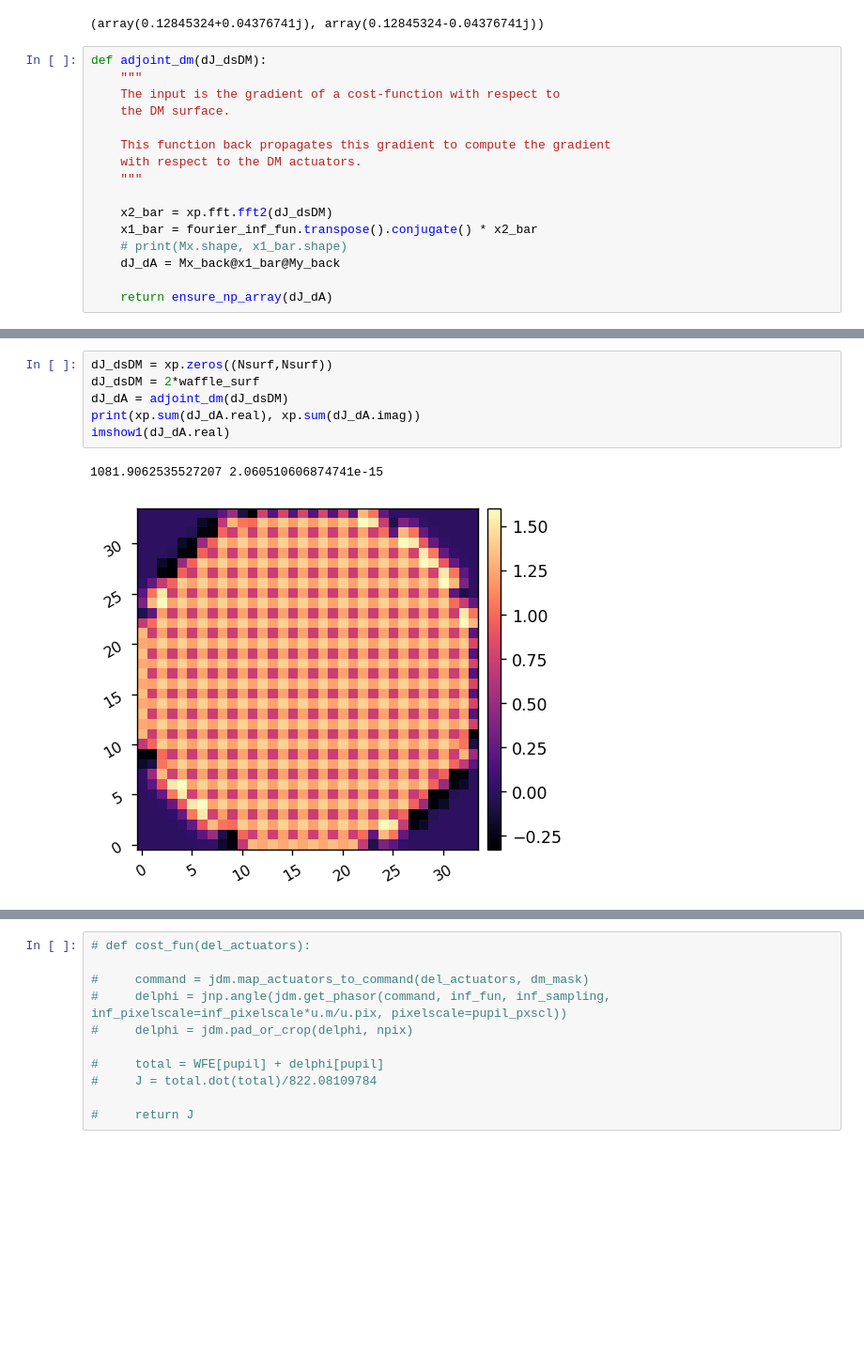
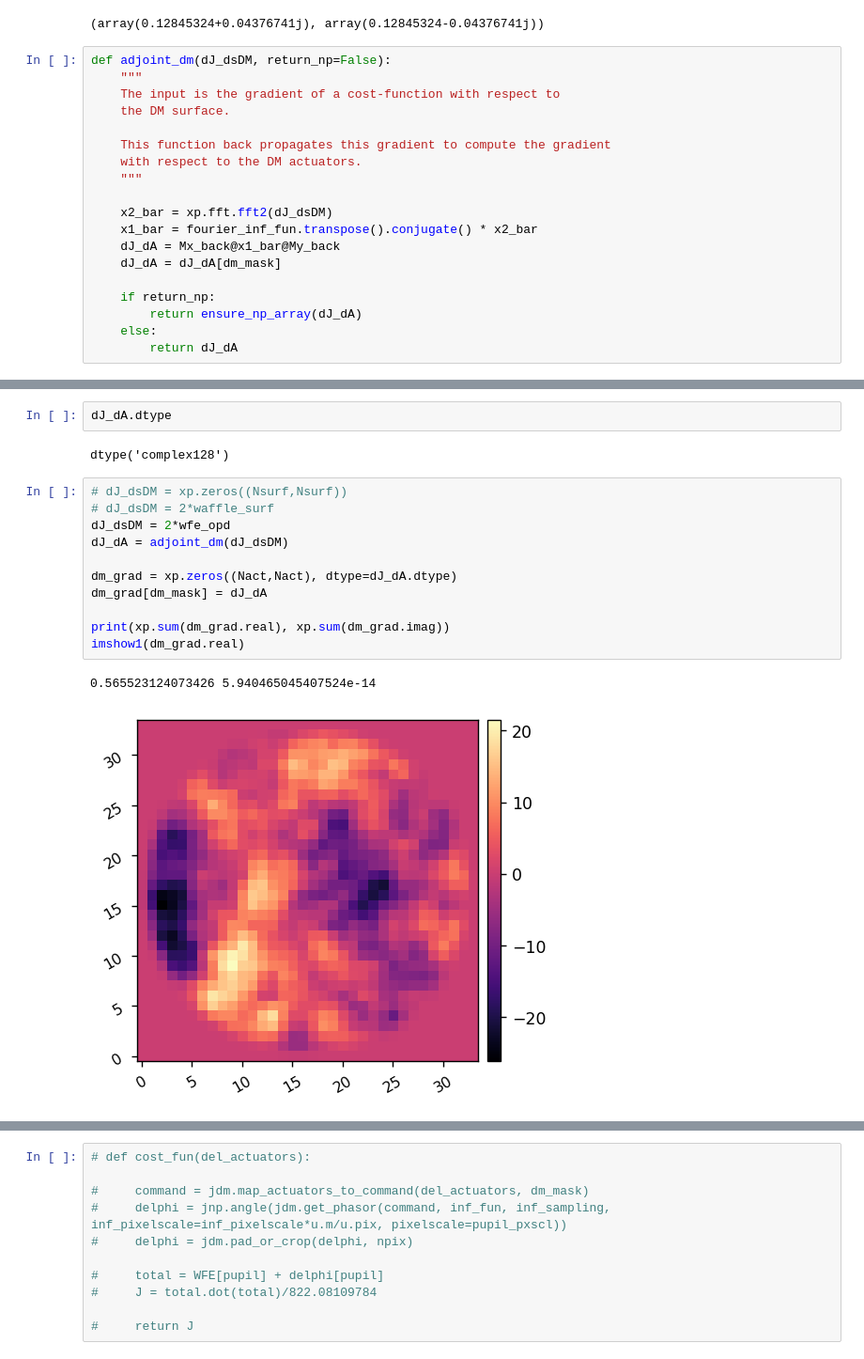
Before and after one commit to uasal/scoob-psf, a Jupyter notebook: example-notebooks/ad_dm.ipynb, the cells around one changed output, grey strips where cells are left out. Shown at 94% size. Drawn from its saved outputs; the diff is of its cells as text; blank space fills up the shorter version.

Commit message:
trying to miniize a given WFE with adjoint DM model

```diff
--- a/example-notebooks/ad_dm.ipynb
+++ b/example-notebooks/ad_dm.ipynb
@@ -110,7 +112,7 @@ fourier_inf_fun[20,40], fourier_inf_fun.transpose().conjugate()[40,20]
 # %% [output]
 (array(0.12845324+0.04376741j), array(0.12845324-0.04376741j))
 # %%
-def adjoint_dm(dJ_dsDM):
+def adjoint_dm(dJ_dsDM, return_np=False):
     """
     The input is the gradient of a cost-function with respect to
     the DM surface.
@@ -121,10 +123,13 @@ def adjoint_dm(dJ_dsDM):
 
     x2_bar = xp.fft.fft2(dJ_dsDM)
     x1_bar = fourier_inf_fun.transpose().conjugate() * x2_bar
-    # print(Mx.shape, x1_bar.shape)
     dJ_dA = Mx_back@x1_bar@My_back
+    dJ_dA = dJ_dA[dm_mask]
 
-    return ensure_np_array(dJ_dA)
+    if return_np:
+        return ensure_np_array(dJ_dA)
+    else:
+        return dJ_dA
 # %%
 xp.sum(dJ_dA.real), xp.sum(dJ_dA.imag)
 # %% [output]
@@ -132,12 +161,21 @@ xp.sum(dJ_dA.real), xp.sum(dJ_dA.imag)
+# %%
+dJ_dA.dtype
+# %% [output]
+dtype('complex128')
 # %%
-dJ_dsDM = xp.zeros((Nsurf,Nsurf))
-dJ_dsDM = 2*waffle_surf
+# dJ_dsDM = xp.zeros((Nsurf,Nsurf))
+# dJ_dsDM = 2*waffle_surf
+dJ_dsDM = 2*wfe_opd
 dJ_dA = adjoint_dm(dJ_dsDM)
-print(xp.sum(dJ_dA.real), xp.sum(dJ_dA.imag))
-imshow1(dJ_dA.real)
+
+dm_grad = xp.zeros((Nact,Nact), dtype=dJ_dA.dtype)
+dm_grad[dm_mask] = dJ_dA
+
+print(xp.sum(dm_grad.real), xp.sum(dm_grad.imag))
+imshow1(dm_grad.real)
 # %% [output]
-1081.9062535527207 2.060510606874741e-15
+0.565523124073426 5.940465045407524e-14
-[figure, old version]
+[figure, new version]
 # %% [markdown]
 ![image.png](attachment:image.png)
 # %%
```
Also changed, not shown: parts of 8 cells of this notebook.
